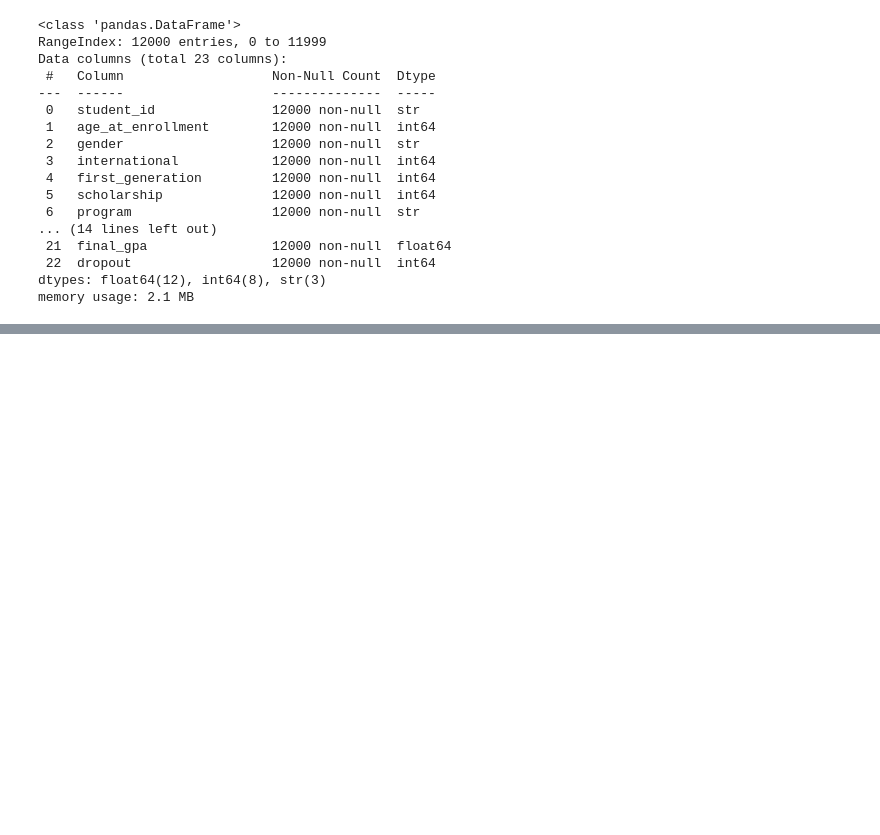
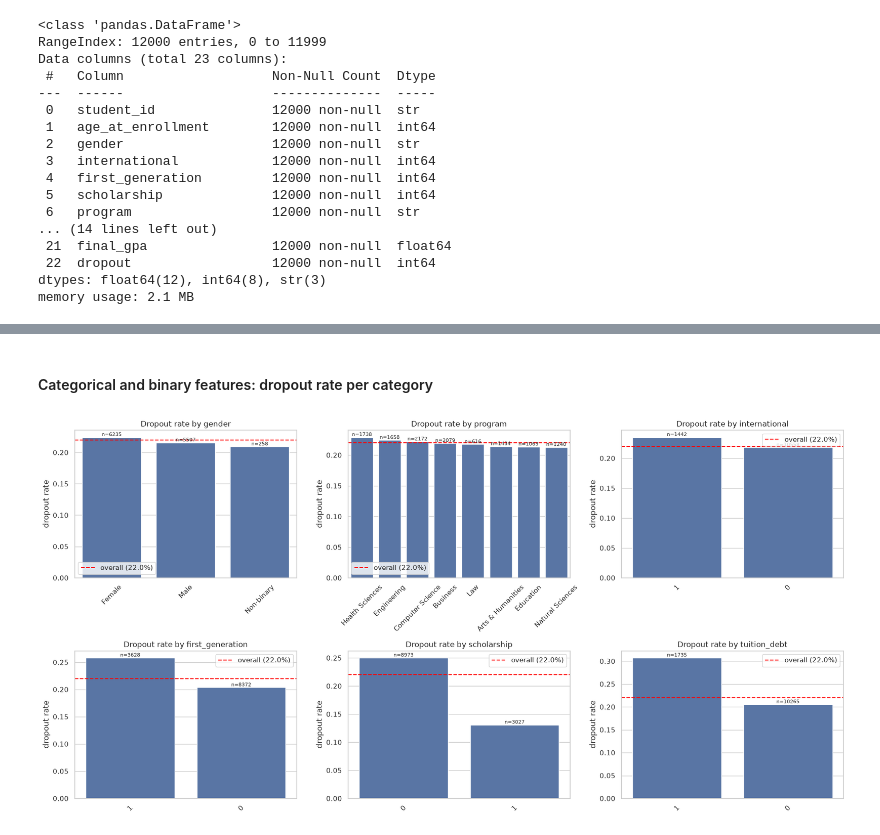
Before and after one commit to EnricoCecchini/ML2_Group_Assignment, a Jupyter notebook: notebook.ipynb, the cells around one changed output, grey strips where cells are left out. Saved outputs shown, nothing was run; the diff lists cells and outputs as text; code cells hidden in the pictures; blank space fills up the shorter version.

```diff
--- a/notebook.ipynb
+++ b/notebook.ipynb
@@ -48,0 +232,21 @@ target = "dropout"
+# %% [markdown]
+#### Categorical and binary features: dropout rate per category
+# %%
+cat_like = categorical_cols + binary_cols
+fig, axes = plt.subplots(2, 3, figsize=(18, 9))
+overall_rate = df[target].mean()
+for ax, col in zip(axes.flat, cat_like):
+    rate = df.groupby(col)[target].agg(["mean", "count"]).sort_values("mean", ascending=False)
+    sns.barplot(x=rate.index.astype(str), y=rate["mean"], ax=ax, order=rate.index.astype(str))
+    ax.axhline(overall_rate, ls="--", c="red", label=f"overall ({overall_rate:.1%})")
+    ax.set_title(f"Dropout rate by {col}")
+    ax.set_ylabel("dropout rate")
+    ax.set_xlabel("")
+    ax.tick_params(axis="x", rotation=45)
+    for p, n in zip(ax.patches, rate["count"]):
+        ax.annotate(f"n={n}", (p.get_x() + p.get_width() / 2, p.get_height()), ha="center", va="bottom", fontsize=8)
+    ax.legend()
+plt.tight_layout()
+plt.show()
+# %% [output]
+[figure, added]
```
Also changed, not shown: parts of 25 cells of this notebook.
